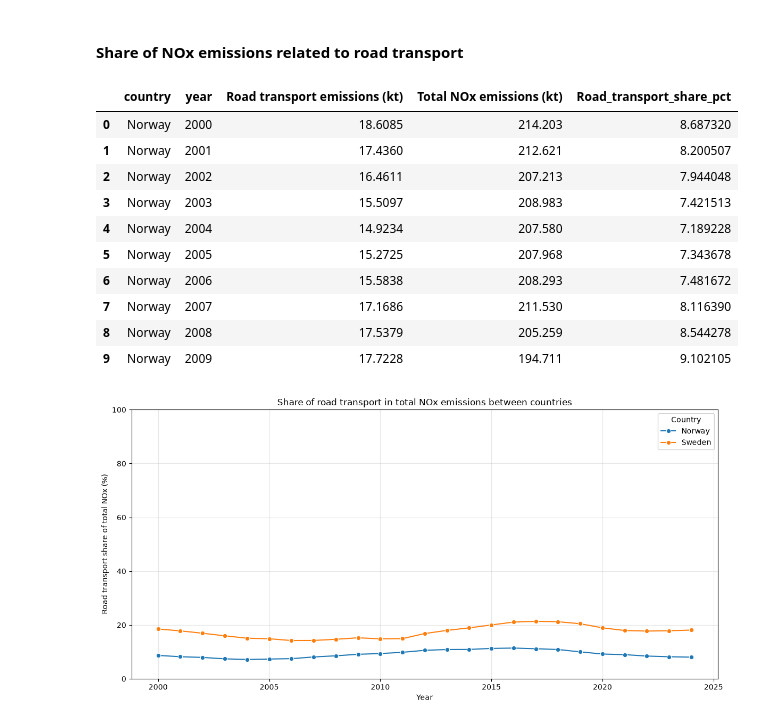
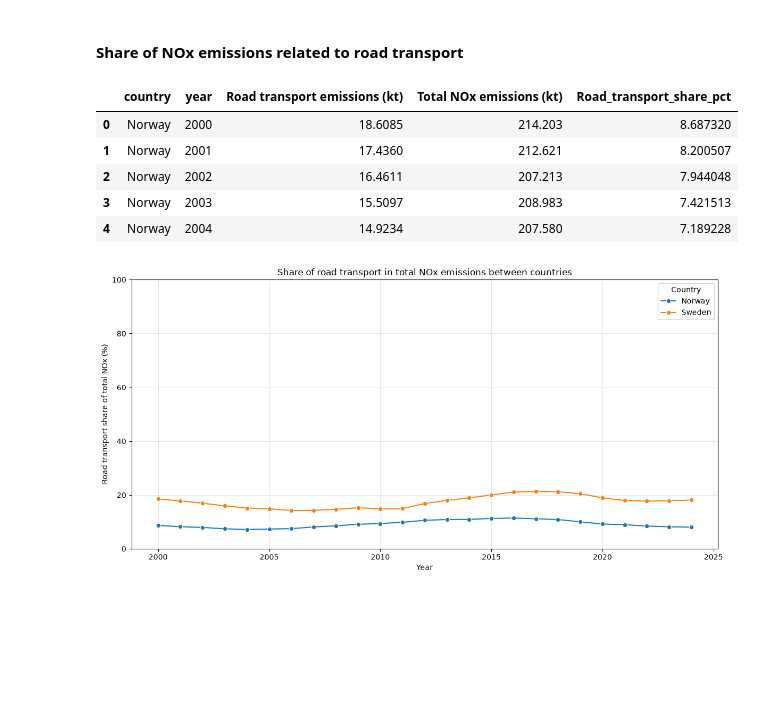
Before and after one commit to Mxlrt69/Data_Science_Project, a Jupyter notebook: data_cleaning_emissions.ipynb, the cells around one changed output. Saved outputs shown, nothing was run; the diff lists cells and outputs as text; code cells hidden in the pictures; blank space fills up the shorter version.

Commit message:
Final cleaning

```diff
--- a/data_cleaning_emissions.ipynb
+++ b/data_cleaning_emissions.ipynb
@@ -286,44 +276,39 @@ plt.show()
 # %% [markdown]
 #### Share of NOx emissions related to road transport
 # %%
-final_clean_dataset = (
+final_NOx_df = (
     df_NOx_transport_clean
     .groupby(["country", "year"], as_index=False)["value"]
     .sum()
     .rename(columns={
         "value": "Road transport emissions (kt)"
     })
     .merge(
         df_NOx_total_clean[
             ["country", "year", "value"]
         ].rename(columns={
             "value": "Total NOx emissions (kt)"
         }),
         on=["country", "year"],
         how="inner"
     )
     .assign(
         Road_transport_share_pct=lambda x: (
             x["Road transport emissions (kt)"]
             / x["Total NOx emissions (kt)"]
             * 100
         )
     )
 )
 
-final_clean_dataset.head(10)
+final_NOx_df.head()
 # %% [output]
 |  | country | year | Road transport emissions (kt) | Total NOx emissions (kt) | Road_transport_share_pct |
 | 0 | Norway | 2000 | 18.6085 | 214.203 | 8.687320 |
 | 1 | Norway | 2001 | 17.4360 | 212.621 | 8.200507 |
 | 2 | Norway | 2002 | 16.4611 | 207.213 | 7.944048 |
 | 3 | Norway | 2003 | 15.5097 | 208.983 | 7.421513 |
 | 4 | Norway | 2004 | 14.9234 | 207.580 | 7.189228 |
-| 5 | Norway | 2005 | 15.2725 | 207.968 | 7.343678 |
-| 6 | Norway | 2006 | 15.5838 | 208.293 | 7.481672 |
-| 7 | Norway | 2007 | 17.1686 | 211.530 | 8.116390 |
-| 8 | Norway | 2008 | 17.5379 | 205.259 | 8.544278 |
-| 9 | Norway | 2009 | 17.7228 | 194.711 | 9.102105 |
 # %%
 plt.figure(figsize=(12, 6))
 
```
Also changed, not shown: parts of 17 cells of this notebook.
